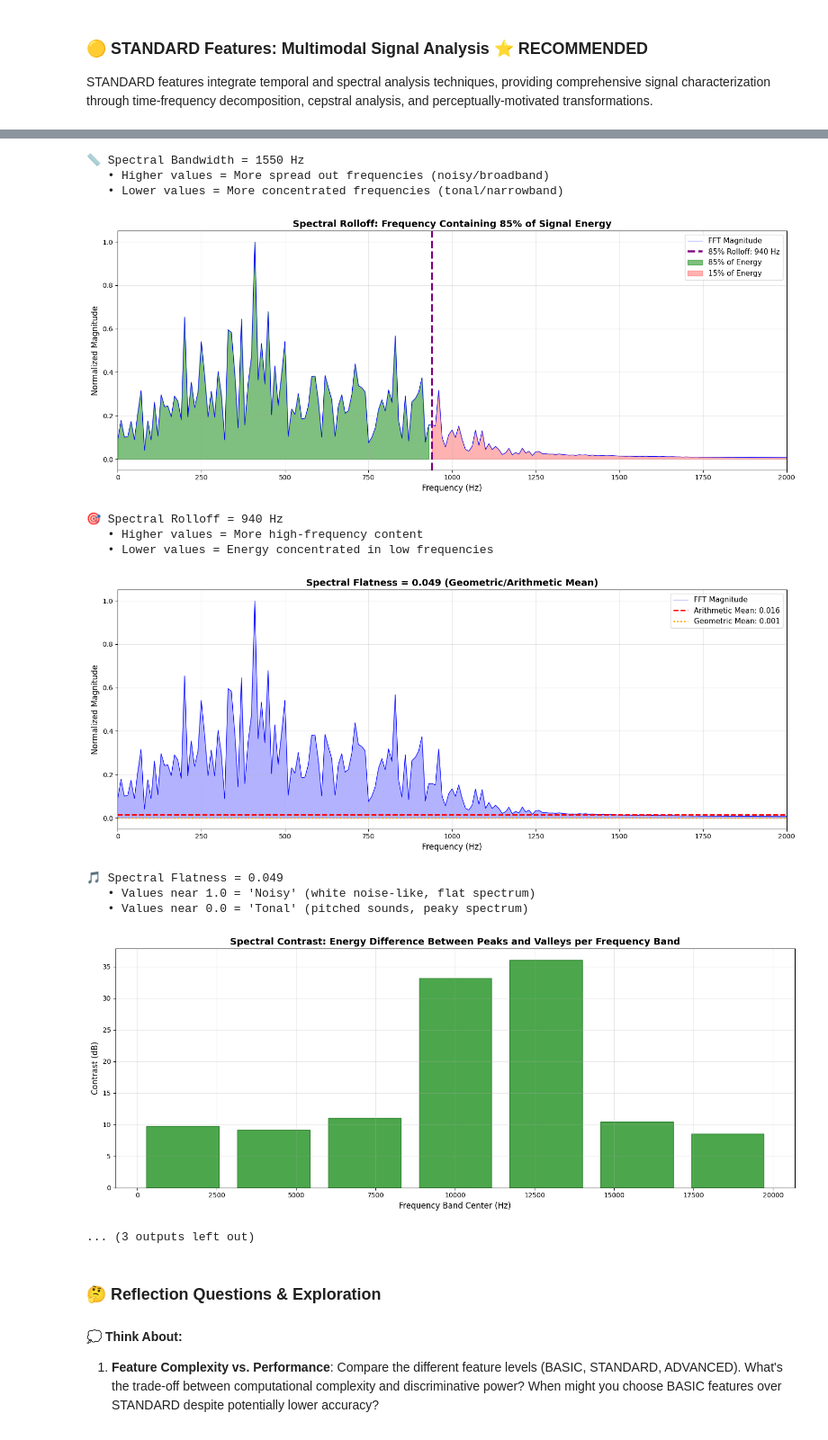
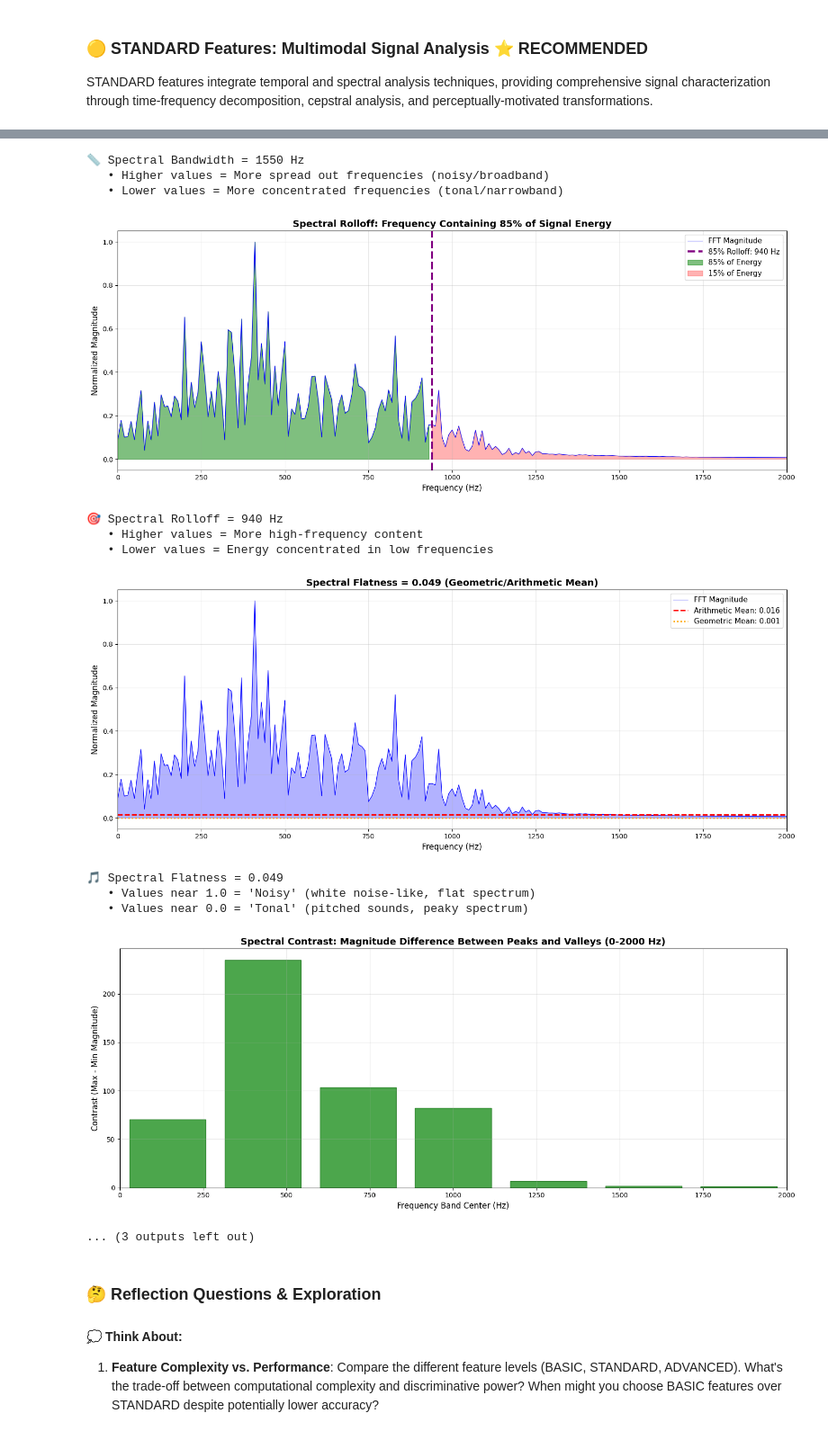
Before and after one commit to Ibrahimhk98/FrED-Predictive-Maintenance, a Jupyter notebook: Predictive_Maintenance_Workshop_colab.ipynb, the cells around one changed output, grey strips where cells are left out. Shown at 90% size. Cells and saved outputs as stored; diff of their text form; code cells hidden in the pictures.

```diff
--- a/Predictive_Maintenance_Workshop_colab.ipynb
+++ b/Predictive_Maintenance_Workshop_colab.ipynb
@@ -627,15 +627,42 @@ print(f"   • Values near 1.0 = 'Noisy' (white noise-like, flat spectrum)")
 print(f"   • Values near 0.0 = 'Tonal' (pitched sounds, peaky spectrum)")
 
 # 6️⃣ SPECTRAL CONTRAST - Energy difference between peaks and valleys
-# Using librosa for proper spectral contrast calculation
+# Using magnitude difference instead of librosa spectral contrast
 S = np.abs(librosa.stft(demo_segment.astype(float), hop_length=512))
-contrast = librosa.feature.spectral_contrast(S=S, sr=sample_rate)
-contrast_mean = np.mean(contrast, axis=1)
+
+# Calculate spectral contrast as difference between max and min in each frequency band
+# Divide spectrum into frequency bands - focus on 0-5000 Hz range
+n_bands = 7
+
+# Convert frequency range to bin indices
+# STFT frequency resolution: sr / n_fft
+n_fft = 2048  # default for librosa.stft
+freq_resolution = sample_rate / n_fft
+max_freq = 2000
+max_bin = int(max_freq / freq_resolution)
+
+# Only use bins up to 5000 Hz
+S_limited = S[:max_bin, :]
+
+# Divide the limited frequency range into bands
+freq_band_edges = np.linspace(0, S_limited.shape[0], n_bands + 1, dtype=int)
+
+# Calculate contrast for each band
+delta_mag = []
+for i in range(n_bands):
+    band_start = freq_band_edges[i]
+    band_end = freq_band_edges[i + 1]
+    S_band = S_limited[band_start:band_end, :]
+
+    # Contrast = max - min magnitude in this band
+    contrast_value = S_band.max() - S_band.min()
+    delta_mag.append(contrast_value)
+
+delta_mag = np.array(delta_mag)
 
 plt.figure(figsize=(15, 6))
-# Create frequency bands for contrast visualization
-n_bands = len(contrast_mean)
-band_freqs = np.linspace(0, sample_rate/2, n_bands+1)
+# Create frequency bands for contrast visualization - 0-5000 Hz
+band_freqs = np.linspace(0, max_freq, n_bands+1)
 band_centers = (band_freqs[:-1] + band_freqs[1:]) / 2
 
 # Calculate proper bar width to avoid overlap (use 80% of the spacing between centers)
@@ -644,19 +671,21 @@ if len(band_centers) > 1:
 else:
     bar_width = band_centers[0] * 0.1  # fallback for single band
 
-plt.bar(band_centers, contrast_mean, width=bar_width,
+plt.bar(band_centers, delta_mag, width=bar_width,
         alpha=0.7, color='green', edgecolor='darkgreen')
-plt.title('Spectral Contrast: Energy Difference Between Peaks and Valleys per Frequency Band',
+plt.title(f'Spectral Contrast: Magnitude Difference Between Peaks and Valleys (0-{max_freq} Hz)',
           fontsize=14, fontweight='bold')
 plt.xlabel('Frequency Band Center (Hz)', fontsize=12)
-plt.ylabel('Contrast (dB)', fontsize=12)
+plt.ylabel('Contrast (Max - Min Magnitude)', fontsize=12)
 plt.grid(True, alpha=0.3)
+plt.xlim(0, max_freq)
 plt.tight_layout()
 plt.show()
 
-print(f"🏔️ Spectral Contrast (mean across bands): {np.mean(contrast_mean):.1f} dB")
+print(f"🏔️ Spectral Contrast (mean across bands, 0-{max_freq} Hz): {np.mean(delta_mag):.1f}")
 print(f"   • Higher values = Clear distinction between peaks and valleys")
 print(f"   • Lower values = Flatter, more uniform frequency distribution")
+print(f"   • Frequency range analyzed: 0-{max_freq} Hz")
 
 # 7️⃣ MFCC FEATURES - Mel-Frequency Cepstral Coefficients
 # MFCCs mimic human auditory perception using mel-scale
@@ -679,34 +708,34 @@ print(f"   • MFCC 1-3: Overall spectral shape (most important)")
 print(f"   • MFCC 4-8: Mid-level spectral details")
 print(f"   • MFCC 9-13: Fine spectral details")
 print(f"   • Based on mel-scale: mimics human ear's frequency perception")
 print(f"   • Widely used in audio classification and speech recognition")
 # %% [output]
 🟡 STANDARD Features Analysis:
    Number of features: 60
    Feature types: Time-domain + Frequency-domain + MFCCs
    Computation time: Moderate (~10-50ms)
 [figure]
 📊 FFT Analysis:
    Total frequency bins: 2000
    Frequency resolution: 10.0 Hz
    Maximum frequency: 19990 Hz
 [figure]
 🌟 Spectral Centroid = 796 Hz
    • Higher values = 'Brighter' sound (more high-frequency content)
    • Lower values = 'Darker' sound (more low-frequency content)
 [figure]
 📏 Spectral Bandwidth = 1550 Hz
    • Higher values = More spread out frequencies (noisy/broadband)
    • Lower values = More concentrated frequencies (tonal/narrowband)
 [figure]
 🎯 Spectral Rolloff = 940 Hz
    • Higher values = More high-frequency content
    • Lower values = Energy concentrated in low frequencies
 [figure]
 🎵 Spectral Flatness = 0.049
    • Values near 1.0 = 'Noisy' (white noise-like, flat spectrum)
    • Values near 0.0 = 'Tonal' (pitched sounds, peaky spectrum)
-[figure, old version]
+[figure, new version]
 ... (3 outputs left out)
 # %% [markdown]
 ### 🤔 Reflection Questions & Exploration
```
Also changed, not shown: parts of 6 cells of this notebook, 1 other file.
